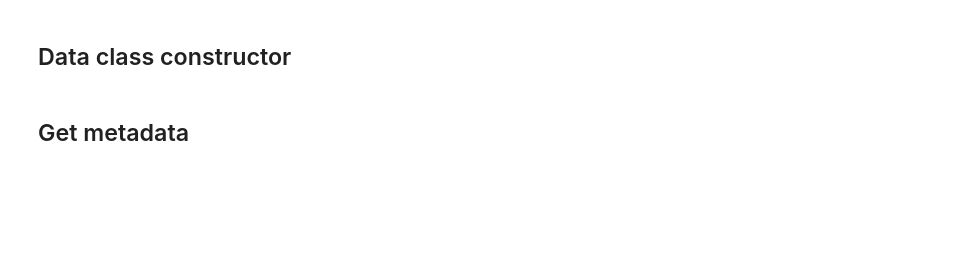
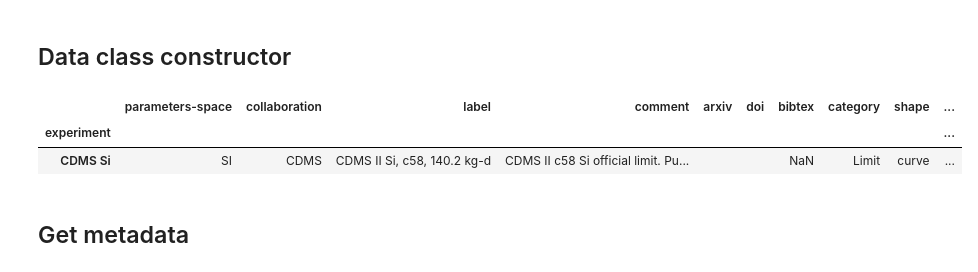
Before and after one commit to odadoun/DarkPlotter, a Jupyter notebook: NewContours.ipynb, the cells around one changed output. Cells and saved outputs as stored; diff of their text form; code cells hidden in the pictures; blank space fills up the shorter version.

Commit message:
update talk + pandas has experiement for index

```diff
--- a/NewContours.ipynb
+++ b/NewContours.ipynb
@@ -9,8 +11,11 @@ A=dp.DMdata()
 url='https://raw.githubusercontent.com/odadoun/DarkPlotter/main/json/SI-CDMS-CDMS%20Si-b1519fe1d0d66e576bc7e5400a5709f0.json'
 A.uploadexperiement(url=url)
 # %%
-B=dp.DMplotter()
-B.plot(A.get_pandas())
+A.get_pandas()
+# %% [output]
+|  | parameters-space | collaboration | label | comment | arxiv | doi | bibtex | category | shape | ... |
+| experiment |  |  |  |  |  |  |  |  |  | ... |
+| CDMS Si | SI | CDMS | CDMS II Si, c58, 140.2 kg-d | CDMS II c58 Si official limit. Pu... |  |  | NaN | Limit | curve | ... |
 # %% [markdown]
 ## Get metadata
 # %%
```
Also changed, not shown: parts of 8 cells of this notebook, 2 other files.
